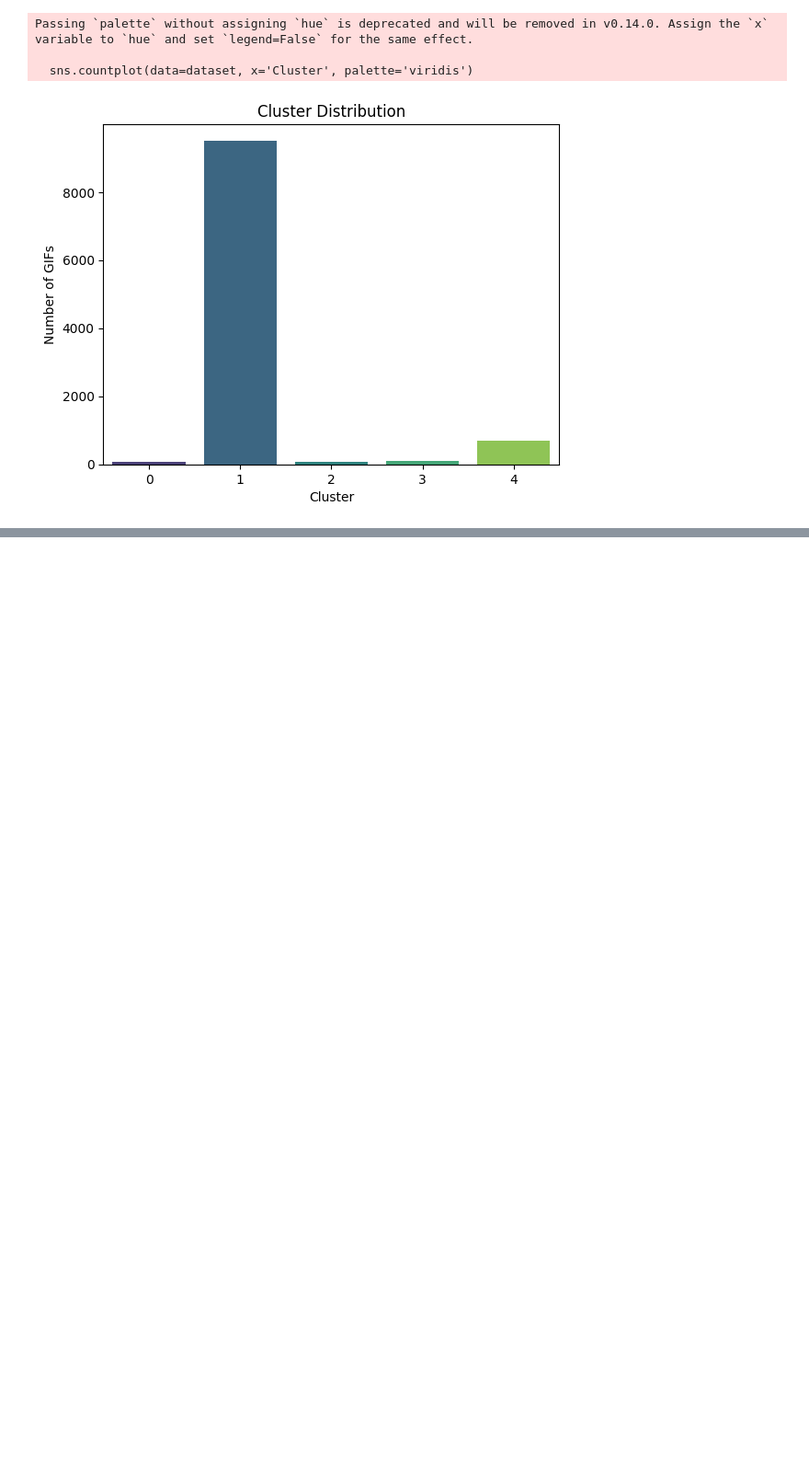
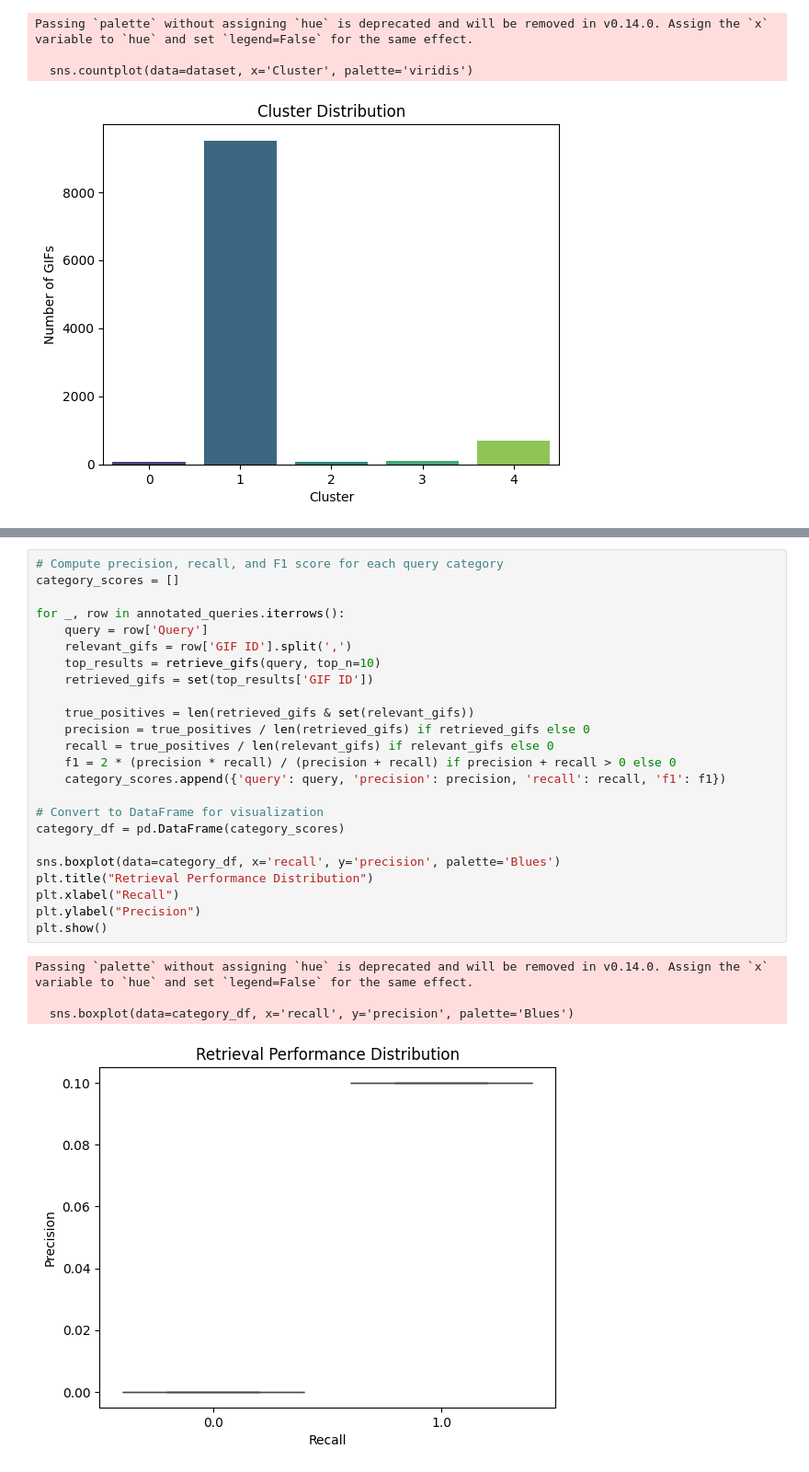
Before and after one commit to sofiecook/4200final, a Jupyter notebook: final.ipynb, the cells around one changed output, grey strips where cells are left out. Shown at 92% size. Drawn from its saved outputs; the diff is of its cells as text; blank space fills up the shorter version.

Commit message:
More data viz (need to clean)

```diff
--- a/final.ipynb
+++ b/final.ipynb
@@ -460,0 +529,29 @@ plt.show()
+# %%
+# Compute precision, recall, and F1 score for each query category
+category_scores = []
+
+for _, row in annotated_queries.iterrows():
+    query = row['Query']
+    relevant_gifs = row['GIF ID'].split(',')
+    top_results = retrieve_gifs(query, top_n=10)
+    retrieved_gifs = set(top_results['GIF ID'])
+
+    true_positives = len(retrieved_gifs & set(relevant_gifs))
+    precision = true_positives / len(retrieved_gifs) if retrieved_gifs else 0
+    recall = true_positives / len(relevant_gifs) if relevant_gifs else 0
+    f1 = 2 * (precision * recall) / (precision + recall) if precision + recall > 0 else 0
+    category_scores.append({'query': query, 'precision': precision, 'recall': recall, 'f1': f1})
+
+# Convert to DataFrame for visualization
+category_df = pd.DataFrame(category_scores)
+
+sns.boxplot(data=category_df, x='recall', y='precision', palette='Blues')
+plt.title("Retrieval Performance Distribution")
+plt.xlabel("Recall")
+plt.ylabel("Precision")
+plt.show()
+# %% [output]
+Passing `palette` without assigning `hue` is deprecated and will be removed in v0.14.0. Assign the `x` variable to `hue` and set `legend=False` for the same effect.
+
+  sns.boxplot(data=category_df, x='recall', y='precision', palette='Blues')
+[figure, added]
```
Also changed, not shown: parts of 12 cells of this notebook.
